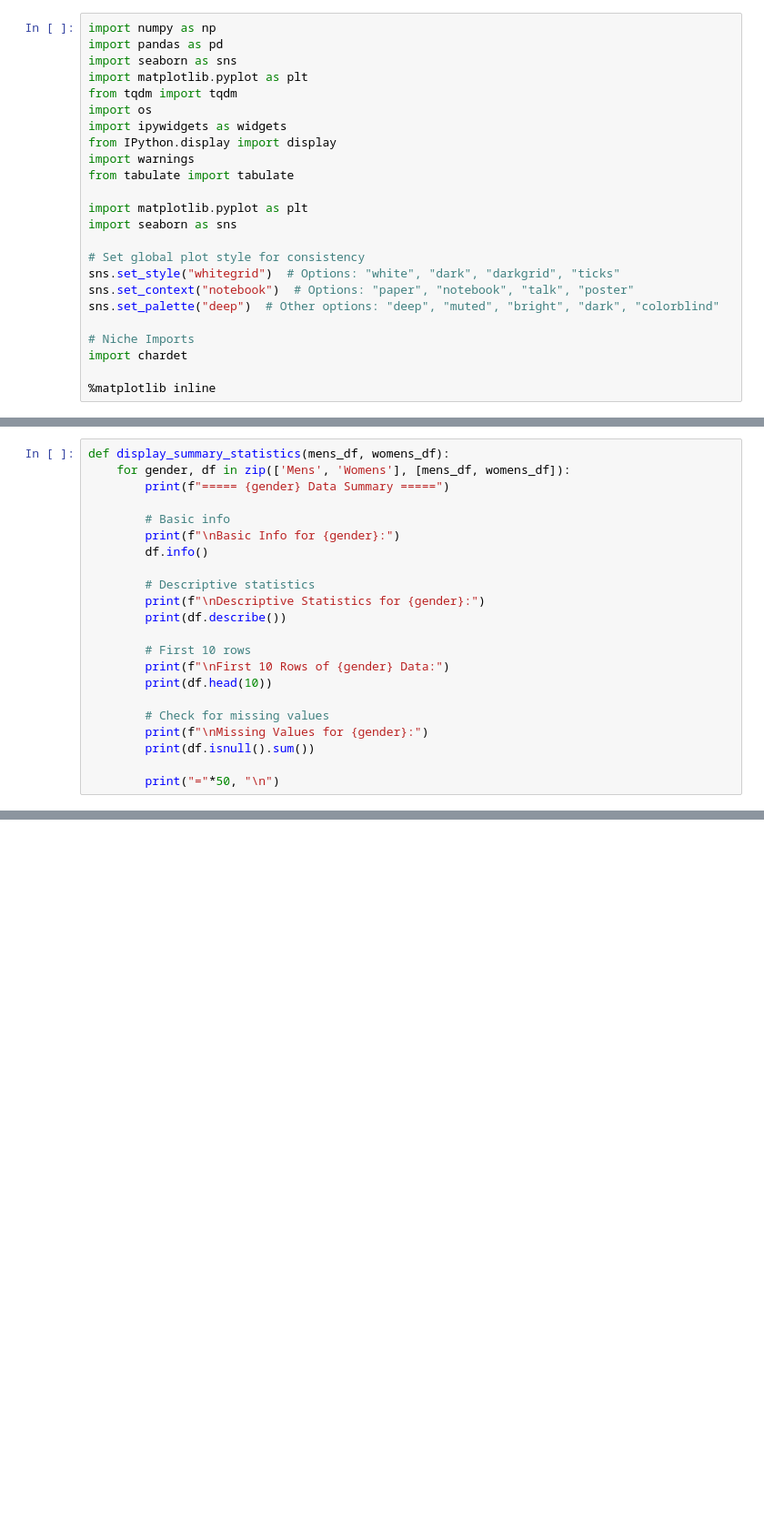
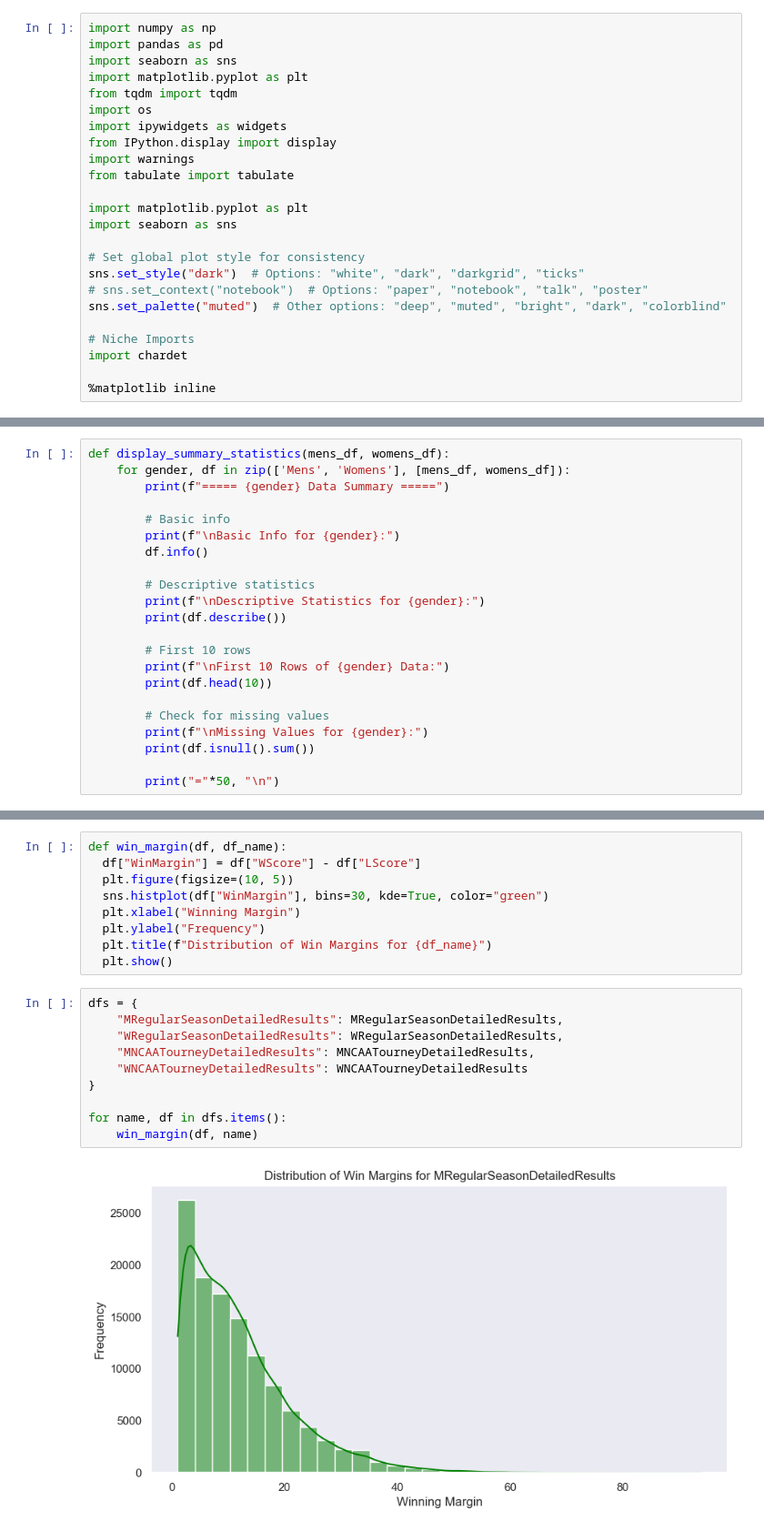
Before and after one commit to danchizik18/MarchMadness2025, a Jupyter notebook: notebooks/EDA/visualizations.ipynb, the cells around one changed output, grey strips where cells are left out. Shown at 91% size. Drawn from its saved outputs; the diff is of its cells as text; blank space fills up the shorter version.

Commit message:
added visuals

```diff
--- a/notebooks/EDA/visualizations.ipynb
+++ b/notebooks/EDA/visualizations.ipynb
@@ -14,9 +14,9 @@ import matplotlib.pyplot as plt
 import seaborn as sns
 
 # Set global plot style for consistency
-sns.set_style("whitegrid")  # Options: "white", "dark", "darkgrid", "ticks"
-sns.set_context("notebook")  # Options: "paper", "notebook", "talk", "poster"
-sns.set_palette("deep")  # Other options: "deep", "muted", "bright", "dark", "colorblind"
+sns.set_style("dark")  # Options: "white", "dark", "darkgrid", "ticks"
+# sns.set_context("notebook")  # Options: "paper", "notebook", "talk", "poster"
+sns.set_palette("muted")  # Other options: "deep", "muted", "bright", "dark", "colorblind"
 
 # Niche Imports
 import chardet
@@ -103,0 +74,21 @@ dtype: int64
+# %%
+def win_margin(df, df_name):
+  df["WinMargin"] = df["WScore"] - df["LScore"]
+  plt.figure(figsize=(10, 5))
+  sns.histplot(df["WinMargin"], bins=30, kde=True, color="green")
+  plt.xlabel("Winning Margin")
+  plt.ylabel("Frequency")
+  plt.title(f"Distribution of Win Margins for {df_name}")
+  plt.show()
+# %%
+dfs = {
+    "MRegularSeasonDetailedResults": MRegularSeasonDetailedResults,
+    "WRegularSeasonDetailedResults": WRegularSeasonDetailedResults,
+    "MNCAATourneyDetailedResults": MNCAATourneyDetailedResults,
+    "WNCAATourneyDetailedResults": WNCAATourneyDetailedResults
+}
+
+for name, df in dfs.items():
+    win_margin(df, name)
+# %% [output]
+[figure, added]
```
Also changed, not shown: parts of 15 cells of this notebook.
